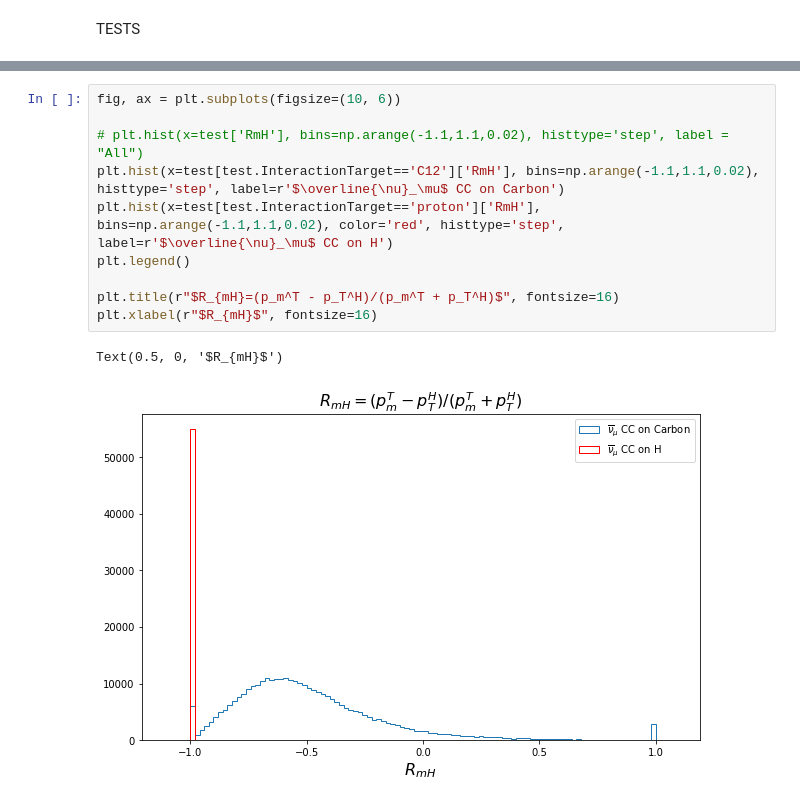
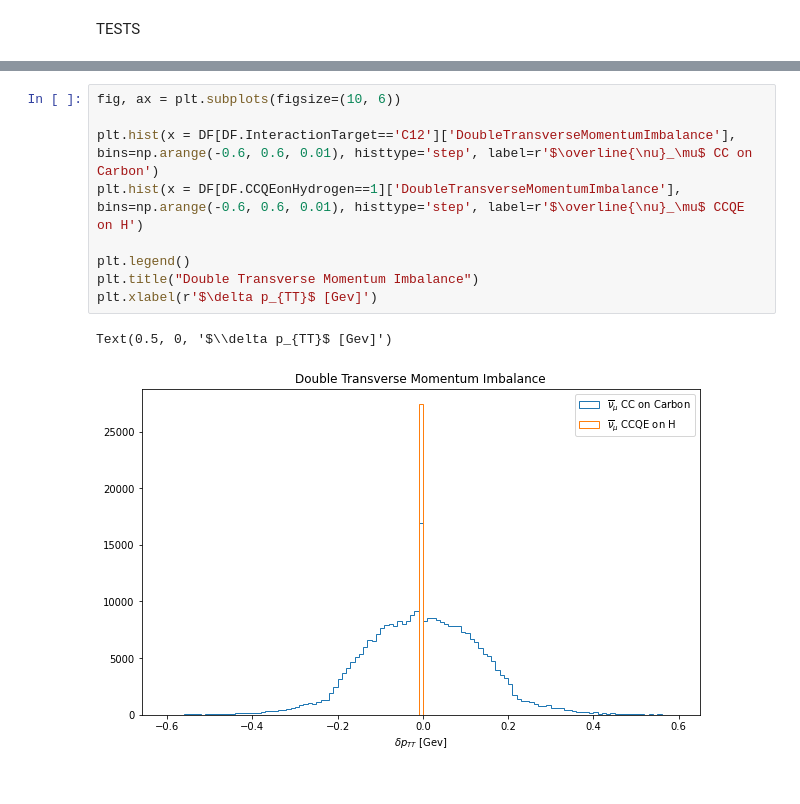
Before and after one commit to GianfrancoIngratta/SAND-PHYSICS, a Jupyter notebook: notebook/AnalyseGenie.ipynb, the cells around one changed output, grey strips where cells are left out. Saved outputs shown, nothing was run; the diff lists cells and outputs as text.

```diff
--- a/notebook/AnalyseGenie.ipynb
+++ b/notebook/AnalyseGenie.ipynb
@@ -935,13 +942,12 @@ Text(0.5, 0, '[GeV]')
 # %%
 fig, ax = plt.subplots(figsize=(10, 6))
 
-# plt.hist(x=test['RmH'], bins=np.arange(-1.1,1.1,0.02), histtype='step', label = "All")
-plt.hist(x=test[test.InteractionTarget=='C12']['RmH'], bins=np.arange(-1.1,1.1,0.02), histtype='step', label=r'$\overline{\nu}_\mu$ CC on Carbon')
-plt.hist(x=test[test.InteractionTarget=='proton']['RmH'], bins=np.arange(-1.1,1.1,0.02), color='red', histtype='step', label=r'$\overline{\nu}_\mu$ CC on H')
+plt.hist(x = DF[DF.InteractionTarget=='C12']['DoubleTransverseMomentumImbalance'], bins=np.arange(-0.6, 0.6, 0.01), histtype='step', label=r'$\overline{\nu}_\mu$ CC on Carbon')
+plt.hist(x = DF[DF.CCQEonHydrogen==1]['DoubleTransverseMomentumImbalance'], bins=np.arange(-0.6, 0.6, 0.01), histtype='step', label=r'$\overline{\nu}_\mu$ CCQE on H')
+
 plt.legend()
-
-plt.title(r"$R_{mH}=(p_m^T - p_T^H)/(p_m^T + p_T^H)$", fontsize=16)
-plt.xlabel(r"$R_{mH}$", fontsize=16)
+plt.title("Double Transverse Momentum Imbalance")
+plt.xlabel(r'$\delta p_{TT}$ [Gev]')
 # %% [output]
-Text(0.5, 0, '$R_{mH}$')
+Text(0.5, 0, '$\\delta p_{TT}$ [Gev]')
-[figure, old version]
+[figure, new version]
```
Also changed, not shown: parts of 62 cells of this notebook, 4 other files.
